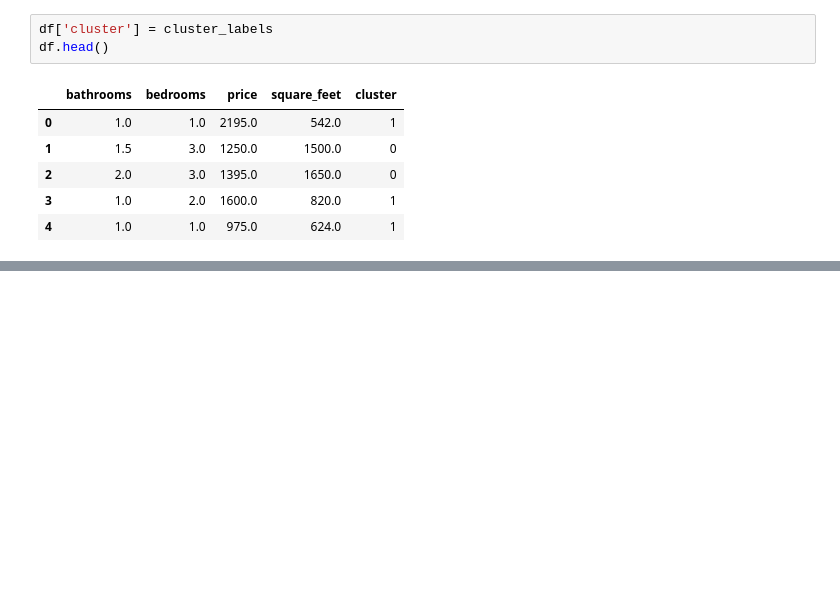
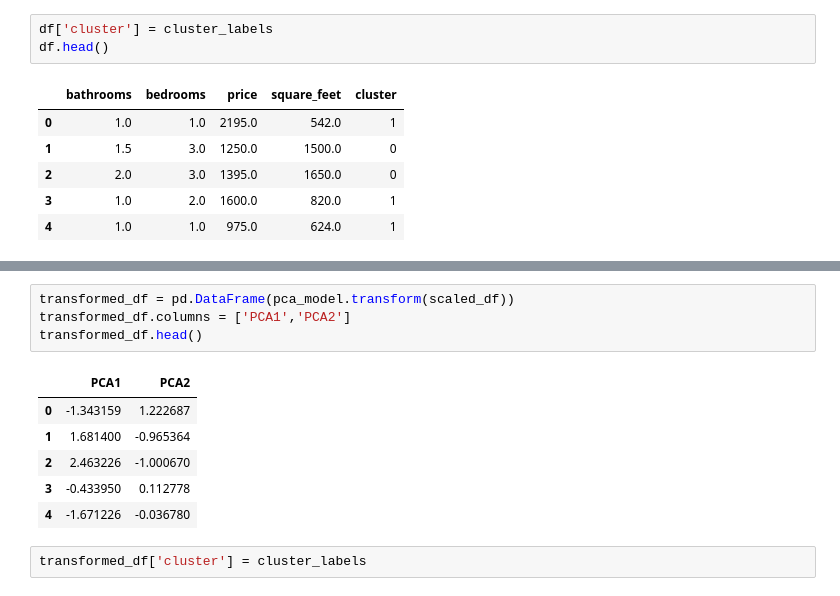
Before and after one commit to hdiazf/machine_learning_2, a Jupyter notebook: notebook/Tarea1_K-Means.ipynb, the cells around one changed output, grey strips where cells are left out. Drawn from its saved outputs; the diff is of its cells as text; blank space fills up the shorter version.

```diff
--- a/notebook/Tarea1_K-Means.ipynb
+++ b/notebook/Tarea1_K-Means.ipynb
@@ -417,0 +412,13 @@ Name: cluster, dtype: int64
+# %%
+transformed_df = pd.DataFrame(pca_model.transform(scaled_df))
+transformed_df.columns = ['PCA1','PCA2']
+transformed_df.head()
+# %% [output]
+|  | PCA1 | PCA2 |
+| 0 | -1.343159 | 1.222687 |
+| 1 | 1.681400 | -0.965364 |
+| 2 | 2.463226 | -1.000670 |
+| 3 | -0.433950 | 0.112778 |
+| 4 | -1.671226 | -0.036780 |
+# %%
+transformed_df['cluster'] = cluster_labels
```
Also changed, not shown: parts of 22 cells of this notebook.
